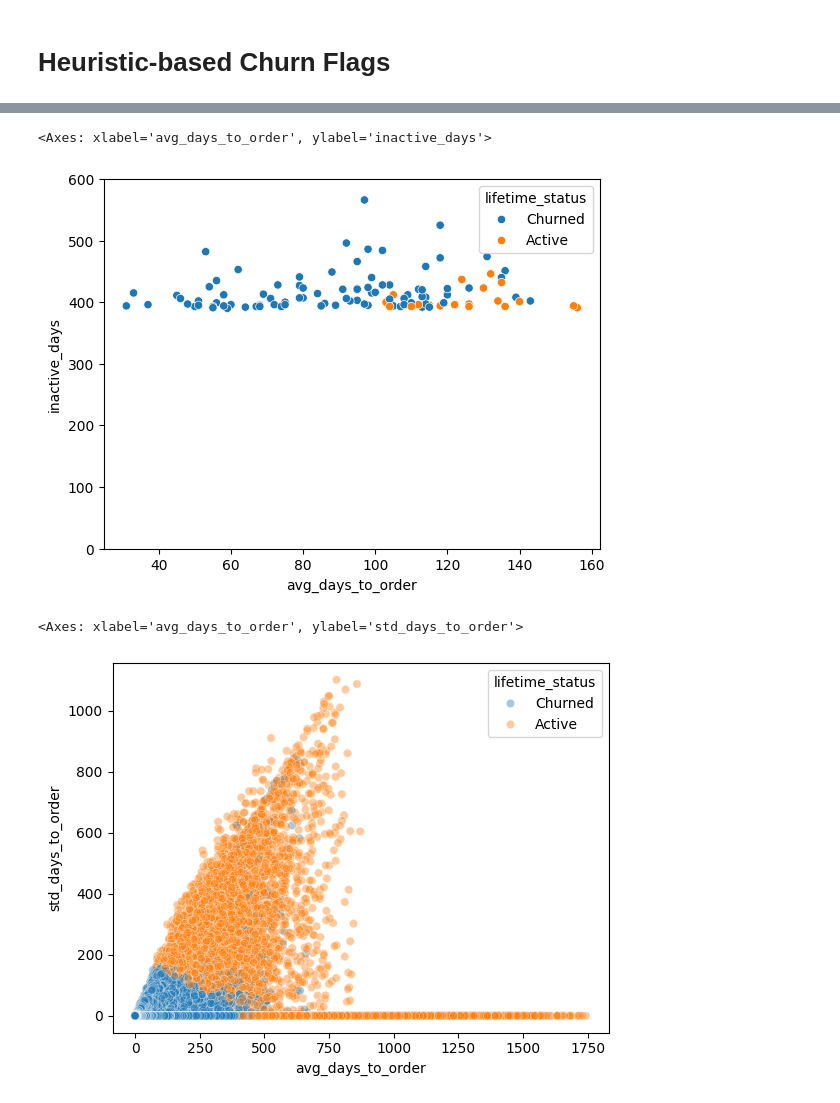
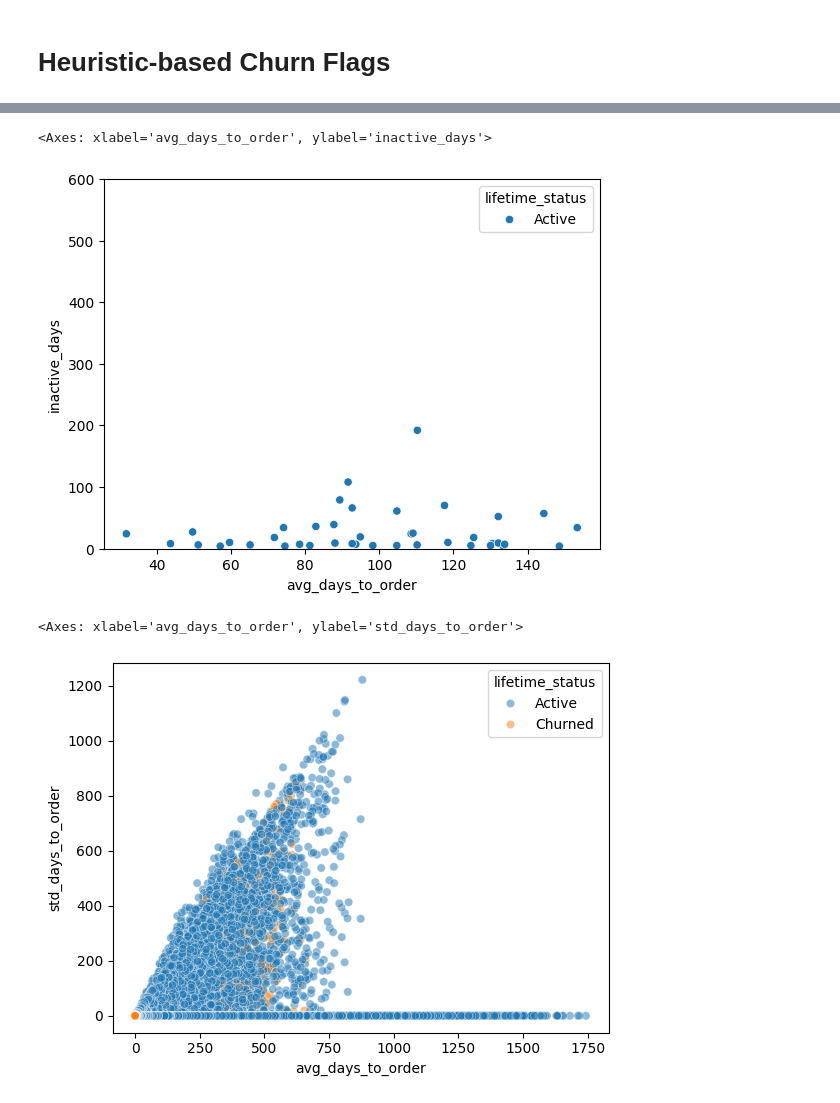
Before and after one commit to egeatmaca/ecommerce_segments, a Jupyter notebook: notebooks/churn_heuristics.ipynb, the cells around one changed output, grey strips where cells are left out. Saved outputs shown, nothing was run; the diff lists cells and outputs as text; code cells hidden in the pictures.

```diff
--- a/notebooks/churn_heuristics.ipynb
+++ b/notebooks/churn_heuristics.ipynb
@@ -85,3 +85,5 @@ memory usage: 14.7+ MB
+# %%
+users_enriched['inactive_days'] = (users_enriched.last_order_timestamp.max() - users_enriched.last_order_timestamp).dt.days
 # %%
 users_enriched.describe()
 # %% [output]
@@ -296,4 +303,4 @@ Average Days to Order Anomalie Limit: 812.1657087066421
 # %%
 repeat_purchasers['lifetime_status'] = 'Active'
-churn_mask = (repeat_purchasers.inactive_days > user_dto_anomalie_lims) | (repeat_purchasers.inactive_days > 810)
+churn_mask = (repeat_purchasers.inactive_days > user_dto_anomalie_lims) | (repeat_purchasers.inactive_days > 365)
 repeat_purchasers.loc[churn_mask, 'lifetime_status'] = 'Churned'
@@ -320,11 +334,11 @@ plt.ylim(0, 600)
 sns.scatterplot(repeat_purchasers[repeat_purchasers.n_orders>10], x='avg_days_to_order', y='inactive_days', hue='lifetime_status')
 # %% [output]
 <Axes: xlabel='avg_days_to_order', ylabel='inactive_days'>
-[figure, old version]
+[figure, new version]
 # %%
 sns.scatterplot(repeat_purchasers,
                 x='avg_days_to_order', y='std_days_to_order',
-                hue='lifetime_status', alpha=0.4)
+                hue='lifetime_status', alpha=0.5)
 # %% [output]
 <Axes: xlabel='avg_days_to_order', ylabel='std_days_to_order'>
-[figure, old version]
+[figure, new version]
```
Also changed, not shown: parts of 35 cells of this notebook, 11 other files.
